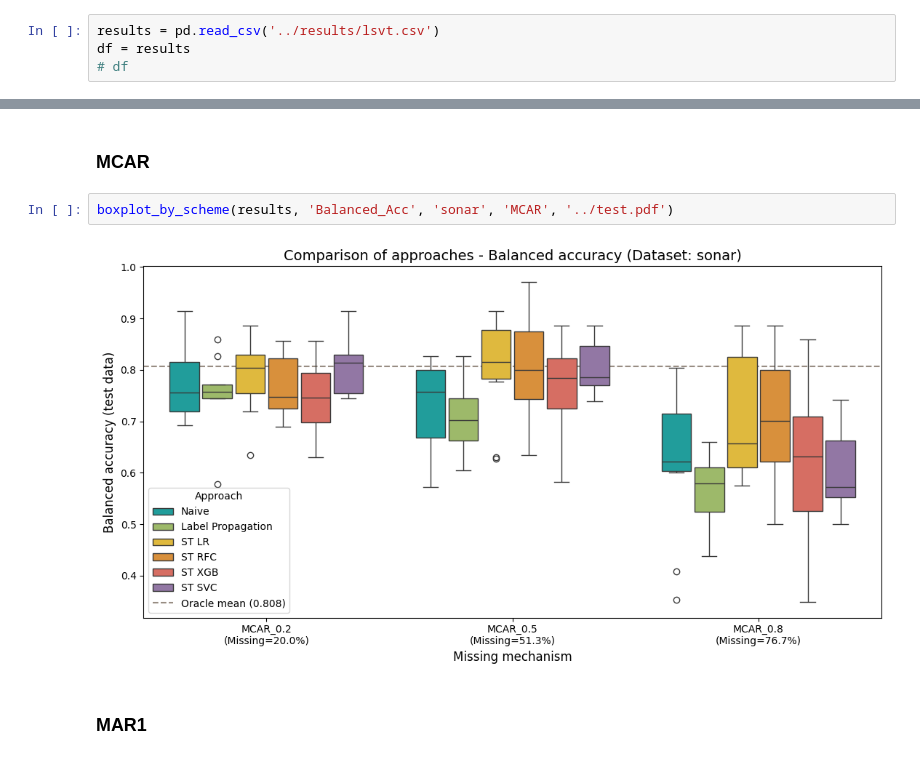
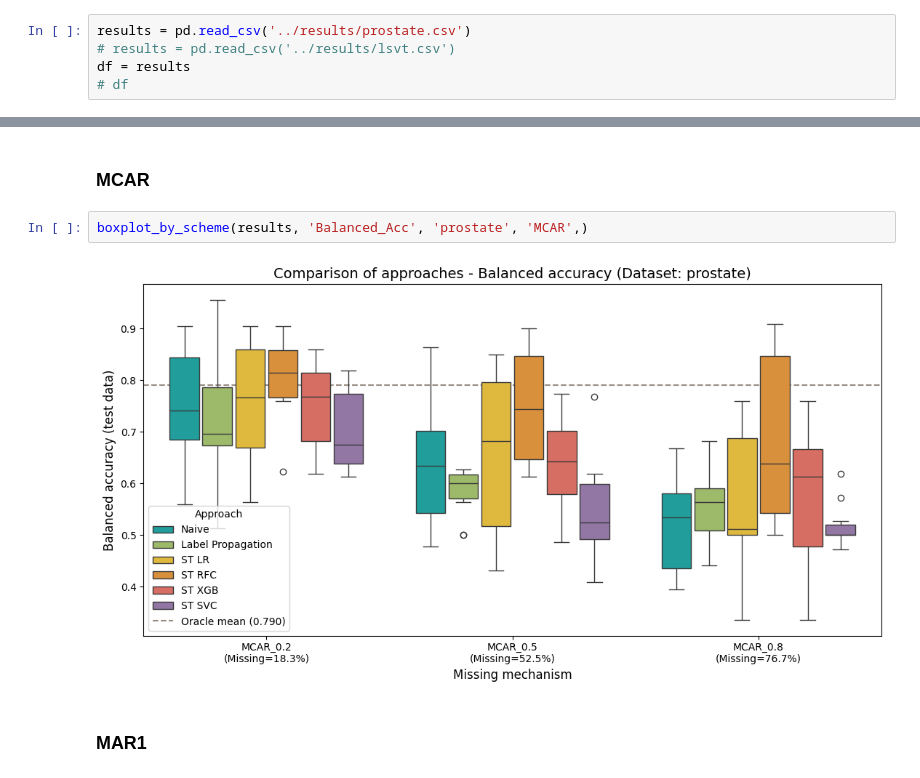
Before and after one commit to tomaszzywicki/semi-supervised-FISTA-logistic-lasso, a Jupyter notebook: notebooks/plots.ipynb, the cells around one changed output, grey strips where cells are left out. Drawn from its saved outputs; the diff is of its cells as text.

Commit message:
add prostate dataset results

```diff
--- a/notebooks/plots.ipynb
+++ b/notebooks/plots.ipynb
@@ -10,7 +10,8 @@ import matplotlib
 
 from src.visualizations import plot_experiment_results
 # %%
-results = pd.read_csv('../results/lsvt.csv')
+results = pd.read_csv('../results/prostate.csv')
+# results = pd.read_csv('../results/lsvt.csv')
 df = results
 # df
 # %%
@@ -157,9 +158,9 @@ def boxplot_by_scheme(
 # %% [markdown]
 ### MCAR
 # %%
-boxplot_by_scheme(results, 'Balanced_Acc', 'sonar', 'MCAR', '../test.pdf')
+boxplot_by_scheme(results, 'Balanced_Acc', 'prostate', 'MCAR',)
 # %% [output]
-[figure, old version]
+[figure, new version]
 # %% [markdown]
 ### MAR1
 # %%
```
Also changed, not shown: parts of 3 cells of this notebook, 3 other files.
